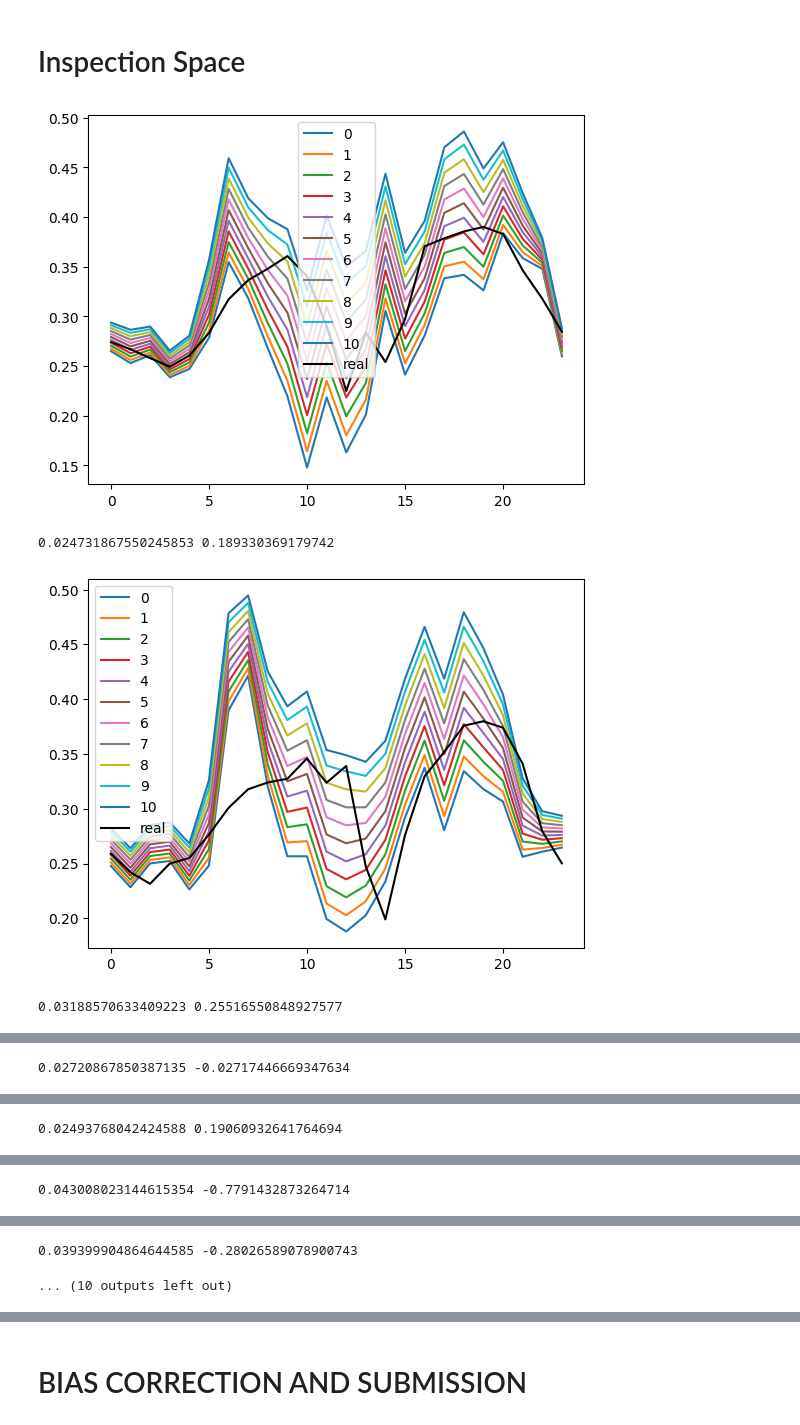
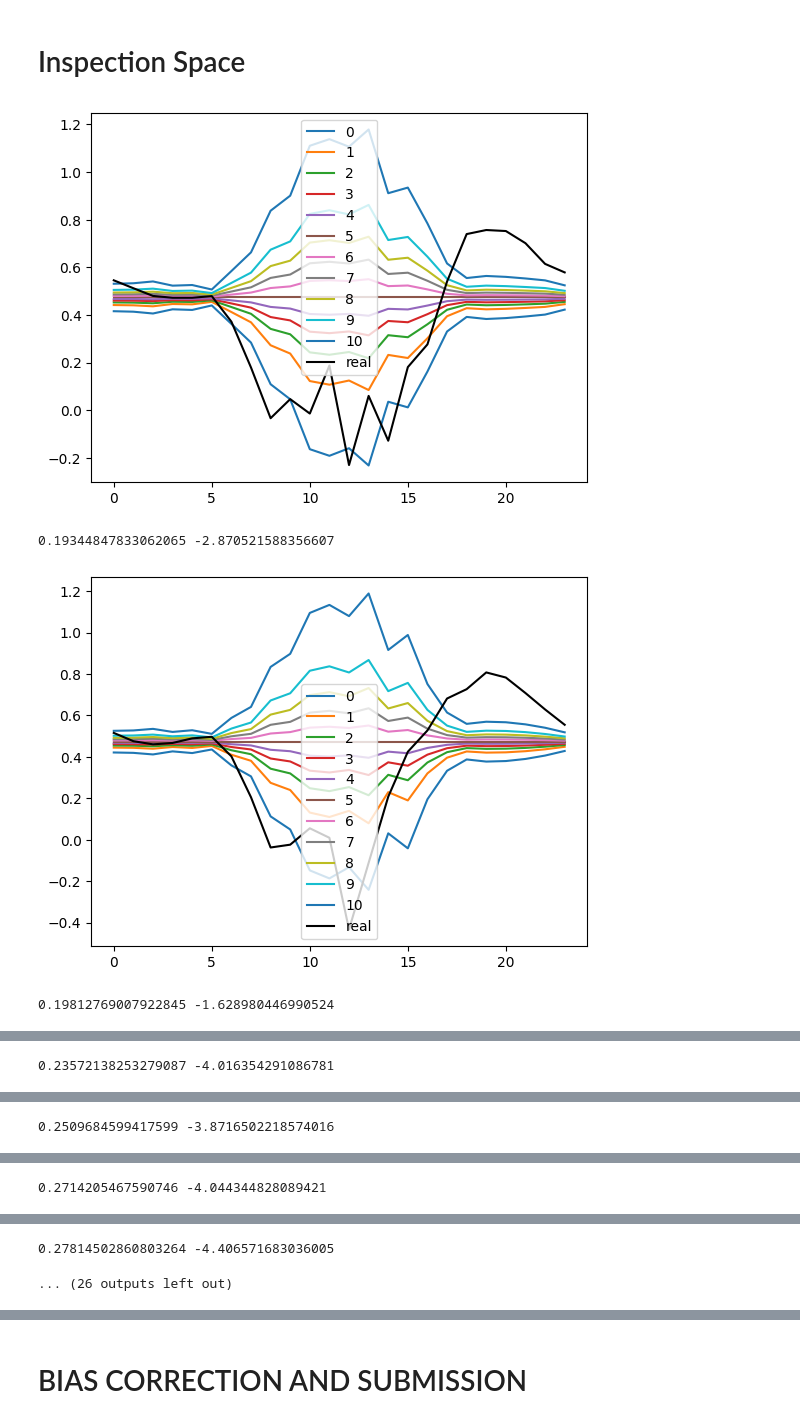
Before and after one commit to divyam123-EECS-Physics/NetLoadForecastingScripts, a Jupyter notebook: Universal_PyTorch2_trend_features_Pipeline.ipynb, the cells around one changed output, grey strips where cells are left out. Saved outputs shown, nothing was run; the diff lists cells and outputs as text; code cells hidden in the pictures.

```diff
--- a/Universal_PyTorch2_trend_features_Pipeline.ipynb
+++ b/Universal_PyTorch2_trend_features_Pipeline.ipynb
@@ -380,16 +286,18 @@ training_data.sunset = np.sin(((training_data.sunset.dt.hour - 12) / 24) + ((((t
 # %%
-training_data['month'] = training_data.time.dt.month
-test_data['month'] = test_data.time.dt.month
+training_data['month'] = np.sin(training_data.time.dt.month / 12)
+test_data['month'] = np.sin(test_data.time.dt.month / 12)
 # %%
 # training_data.shape
 # ['prev_{}'.format(5) + '_' + col for col in training_data.drop(columns = 'time').columns]
 # %%
 old_cols = training_data.drop(columns = 'time').columns
-lookback_start = 5
-lookback_end = 9
-lookback_dim = lookback_end - lookback_start + 1
-trend_features = len(old_cols) * lookback_dim
-for i in range(lookback_start, lookback_end + 1):
+lookback_start = 2
+lookback_dim = 6
+lookback_end = lookback_dim + lookback_start - 1
+trend_features = (len(old_cols) + 1) * lookback_dim
+for j,i in enumerate(range(lookback_start, lookback_end + 1)):
   new_cols = ['prev_{}'.format(i) + '_' + col for col in old_cols]
   training_data[new_cols] = training_data.shift(i * 24)[old_cols].values
+  training_data['lb_pos'] = j + 1
   test_data[new_cols] = test_data.shift(i * 24)[old_cols].values
+  test_data['lb_pos'] = j + 1
@@ -681,8 +592,7 @@ lookback_hidden = int(trend_features * 0.8)
 model = Trend_Feature_model(feature_dim = feature_dim, feature_hidden = int(feature_dim * 0.8),
                             trend_features_dim = trend_features_dim,
                             hidden_dim = lookback_hidden,
-                            output_dim = 1,
-                            trend_weight=0.9)
+                            output_dim = 1)
 # Define the optimizer
 optimizer = optim.Adam(model.parameters(), lr=0.001)  # Adam optimizer
 
@@ -699,13 +609,11 @@ for epoch in range(num_epochs):
     with torch.no_grad():
         for batch_X, batch_y in val_loader:
 
-            outputs = model(batch_X)
-            # print(outputs.shape)
-            # loss = crps_loss(outputs, batch_y) + negLL(outputs, batch_y)
-            loss = negLL(outputs, batch_y)
-            # loss = mae(outputs, batch_y)
-            # loss = crps_loss(outputs, batch_y)
-            val_loss += loss.item()
+          outputs = model(batch_X)
+          # loss = crps_loss(outputs, batch_y) + negLL(outputs, batch_y)
+          loss = crps_loss(outputs, batch_y)
+          # loss = negLL(outputs, batch_y)
+          val_loss += loss.item()
     val_loss /= len(val_loader)
     val_losses.append(val_loss)
 
@@ -768,10 +676,11 @@ weather_dictionary = {col:[] for col in weather_cols}
 # %%
 daily_crps = []
 daily_crpss = []
-for day in range(18, 29):
+for month_prev, month, day in [(6,6,i) for i in range(19, 31)] + [(6,7,1),(7,7,2),(7,7,3),(7,7,4),(7,7,5),(7,7,6),(7,7,7)]:
 
-  start_date = '2023-06-{:02d}'.format(day - 1)
-  end_date = '2023-06-{:02d}'.format(day)
+
+  start_date = '2023-{:02d}-{:02d}'.format(month_prev, day - 1 if day != 1 else 30)
+  end_date = '2023-{:02d}-{:02d}'.format(month, day)
   test_df = test_data[(test_data.time >= start_date + ' 01:00:00')
                     & (test_data.time <= end_date + ' 00:00:00')].drop(columns = 'time')
 
@@ -799,37 +708,37 @@ for day in range(18, 29):
   plt.plot(y_test, color = 'black', label = 'real')
   plt.legend()
   plt.show()
 
-  for col in weather_cols:
-    weather_data = test_df[col].values
-    weather_dictionary[col].append(test_df[col].std())
+  # for col in weather_cols:
+  #   weather_data = test_df[col].values
+  #   weather_dictionary[col].append(test_df[col].std())
 
 
   pred = preds.detach().numpy()#torch.concat(vals, dim = 1).detach().numpy()
 
   # submission = pd.DataFrame(columns = ['timestamp']+['p' + str(i*10) for i in range(11)])
   # submission['timestamp'] = pd.date_range(start = '2023-06-{0:2d} 01:00:00'.format(day - 1),
   #                                         end =  '2023-06-{0:2d} 00:00:00'.format(day),
   #                                         freq='H',
   #                                         tz = states['ga']['local_time_zone']
   #                                         )
 
   # submission[['p' + str(i*10) for i in range(11)]] = pred
 
 
 
   obs = y_test.detach().numpy()
   fx_prob = torch.tensor([i for i in range(0,110,10)]).unsqueeze(0).repeat(24,1).numpy()
   crps, crpss, _ = crps_and_crpss_scores(obs, pred, start_date, end_date, state_location)
   print(crps, crpss)
   daily_crps.append(crps)
   daily_crpss.append(crpss)
   # submission.to_csv("/content/drive/MyDrive/net_load_forecasting/submissions/_new_model_June_{:02d}.csv".format(day))
 
 # plt.plot(,daily_crps)
 # plt.show()
 # %% [output]
-[figure, old version]
+[figure, new version]
-0.024731867550245853 0.189330369179742
+0.19344847833062065 -2.870521588356607
-[figure, old version]
+[figure, new version]
-0.03188570633409223 0.25516550848927577
+0.19812769007922845 -1.628980446990524
@@ -837 +746 @@ for day in range(18, 29):
-0.02720867850387135 -0.02717446669347634
+0.23572138253279087 -4.016354291086781
@@ -839 +748 @@ for day in range(18, 29):
-0.02493768042424588 0.19060932641764694
+0.2509684599417599 -3.8716502218574016
@@ -841 +750 @@ for day in range(18, 29):
-0.043008023144615354 -0.7791432873264714
+0.2714205467590746 -4.044344828089421
@@ -843,2 +752,2 @@ for day in range(18, 29):
-0.039399904864644585 -0.28026589078900743
+0.27814502860803264 -4.406571683036005
-... (10 outputs left out)
+... (26 outputs left out)
```
Also changed, not shown: parts of 36 cells of this notebook.
